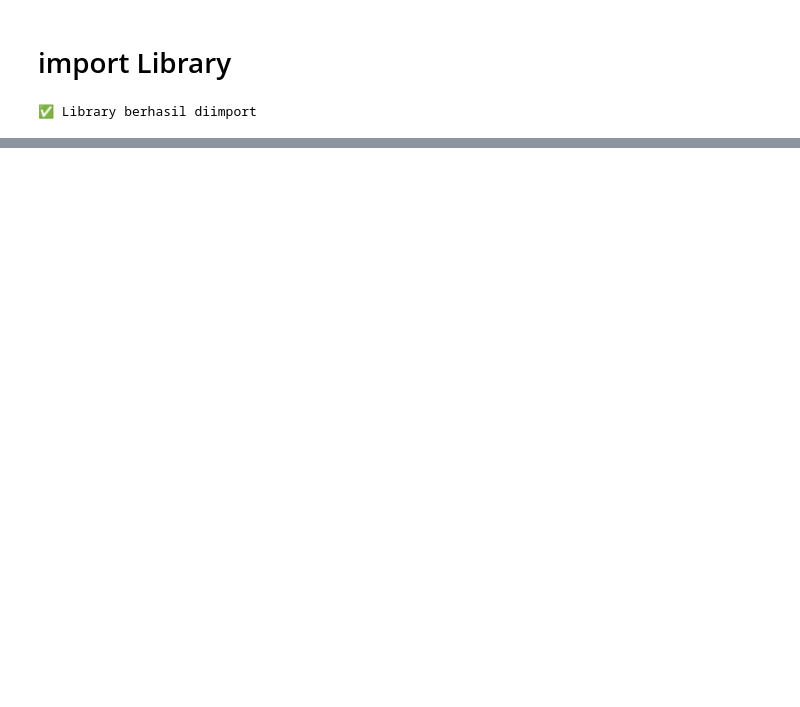
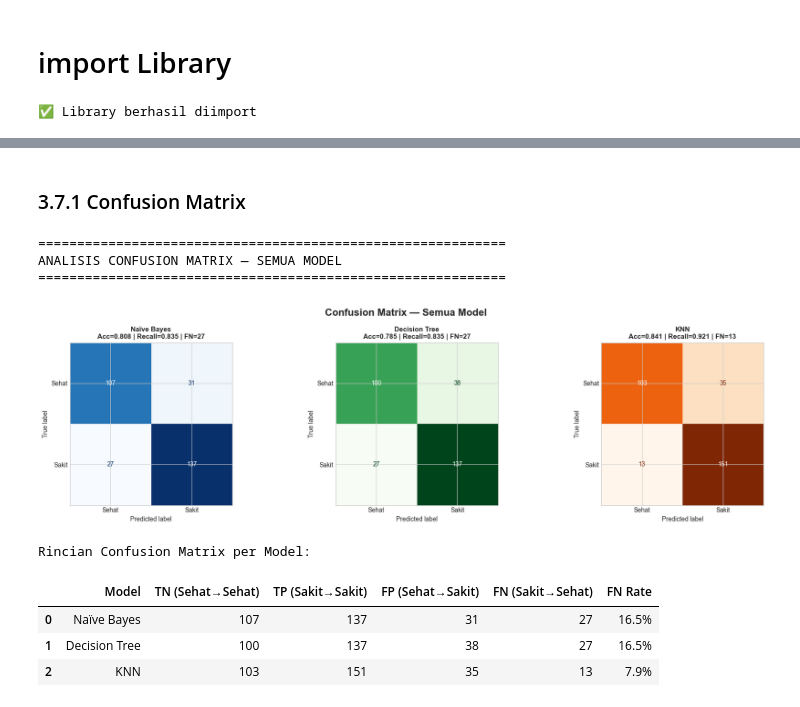
Before and after one commit to Farel-hagasa/early-detection-of-heart-disease-with-machine-learning, a Jupyter notebook: heart_desease.ipynb, the cells around one changed output, grey strips where cells are left out. Drawn from its saved outputs; the diff is of its cells as text; code cells hidden in the pictures; blank space fills up the shorter version.

```diff
--- a/heart_desease.ipynb
+++ b/heart_desease.ipynb
@@ -1608,0 +1100,6 @@ KESIMPULAN FINAL
+# %%
+cv = StratifiedKFold(
+    n_splits=5,
+    shuffle=True,
+    random_state=42
+)
@@ -1608,0 +1468,58 @@ KESIMPULAN FINAL
+# %% [markdown]
+### 3.7.1 Confusion Matrix
+# %%
+print("=" * 60)
+print("ANALISIS CONFUSION MATRIX — SEMUA MODEL")
+print("=" * 60)
+
+fig, axes = plt.subplots(1, 3, figsize=(18, 5))
+fig.suptitle('Confusion Matrix — Semua Model',
+             fontsize=16, fontweight='bold')
+
+models_info = [
+    (nb_pred,  'Naïve Bayes',  'Blues'),
+    (dt_pred,  'Decision Tree','Greens'),
+    (knn_pred, 'KNN',          'Oranges')
+]
+
+for ax, (pred, title, cmap) in zip(axes, models_info):
+    cm = confusion_matrix(y, pred)
+    ConfusionMatrixDisplay(confusion_matrix=cm,
+                           display_labels=['Sehat', 'Sakit']).plot(
+        ax=ax, colorbar=False, cmap=cmap)
+    tn, fp, fn, tp = cm.ravel()
+    acc = accuracy_score(y, pred)
+    rec = recall_score(y, pred)
+    ax.set_title(
+        f'{title}\nAcc={acc:.3f} | Recall={rec:.3f} | FN={fn}',
+        fontsize=11, fontweight='bold')
+
+plt.tight_layout()
+plt.show()
+
+# ── Tabel analisis per model ──────────────────────────
+print("\nRincian Confusion Matrix per Model:")
+cm_rows = []
+for pred, name in [(nb_pred,'Naïve Bayes'),(dt_pred,'Decision Tree'),(knn_pred,'KNN')]:
+    cm = confusion_matrix(y, pred)
+    tn, fp, fn, tp = cm.ravel()
+    cm_rows.append({
+        'Model': name,
+        'TN (Sehat→Sehat)': tn,
+        'TP (Sakit→Sakit)': tp,
+        'FP (Sehat→Sakit)': fp,
+        'FN (Sakit→Sehat)': fn,
+        'FN Rate': f"{fn/(fn+tp)*100:.1f}%"
+    })
+
+display(pd.DataFrame(cm_rows))
+# %% [output]
+============================================================
+ANALISIS CONFUSION MATRIX — SEMUA MODEL
+============================================================
+[figure, added]
+Rincian Confusion Matrix per Model:
+|  | Model | TN (Sehat→Sehat) | TP (Sakit→Sakit) | FP (Sehat→Sakit) | FN (Sakit→Sehat) | FN Rate |
+| 0 | Naïve Bayes | 107 | 137 | 31 | 27 | 16.5% |
+| 1 | Decision Tree | 100 | 137 | 38 | 27 | 16.5% |
+| 2 | KNN | 103 | 151 | 35 | 13 | 7.9% |
```
Also changed, not shown: parts of 76 cells of this notebook.
